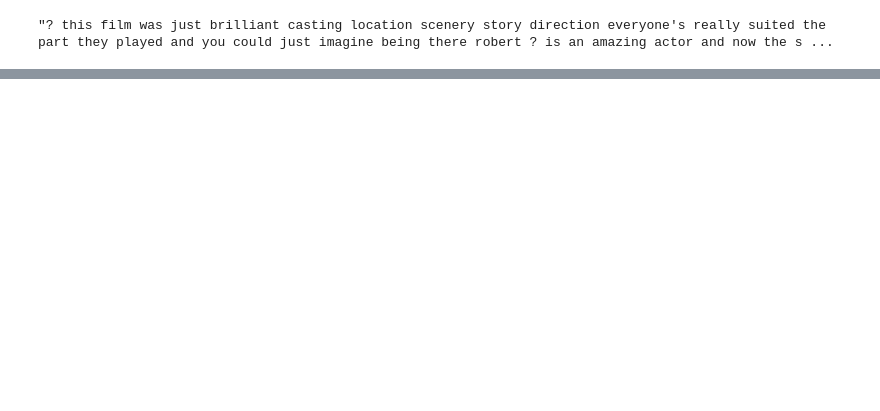
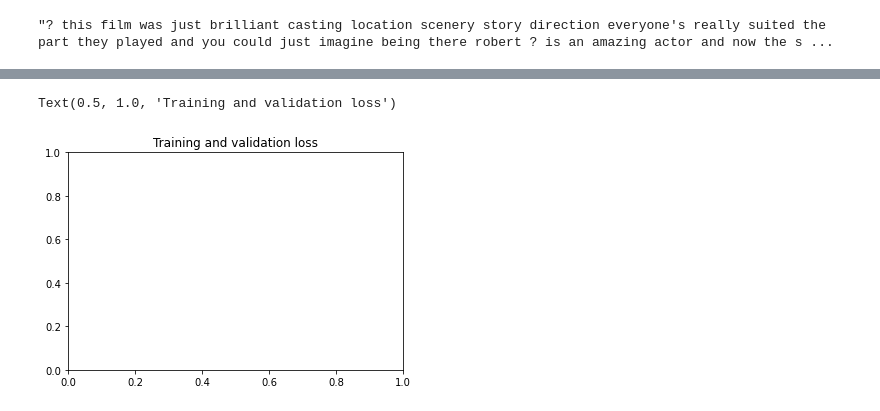
Before and after one commit to jeremytchang/aiml-learning, a Jupyter notebook: 3.4.ipynb, the cells around one changed output, grey strips where cells are left out. Saved outputs shown, nothing was run; the diff lists cells and outputs as text; code cells hidden in the pictures; blank space fills up the shorter version.

```diff
--- a/3.4.ipynb
+++ b/3.4.ipynb
@@ -66,0 +131,5 @@ y_test = np.asarray(test_labels).astype('float32')
+# %%
+plt.title('Training and validation loss')
+# %% [output]
+Text(0.5, 1.0, 'Training and validation loss')
+[figure, added]
```
Also changed, not shown: parts of 36 cells of this notebook, 1 other file.
